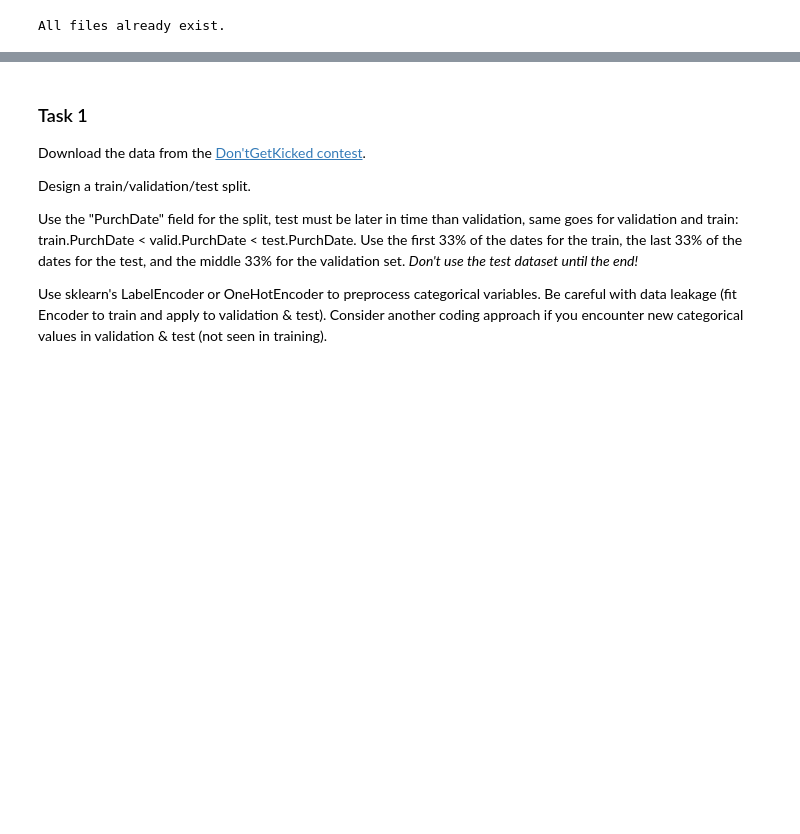
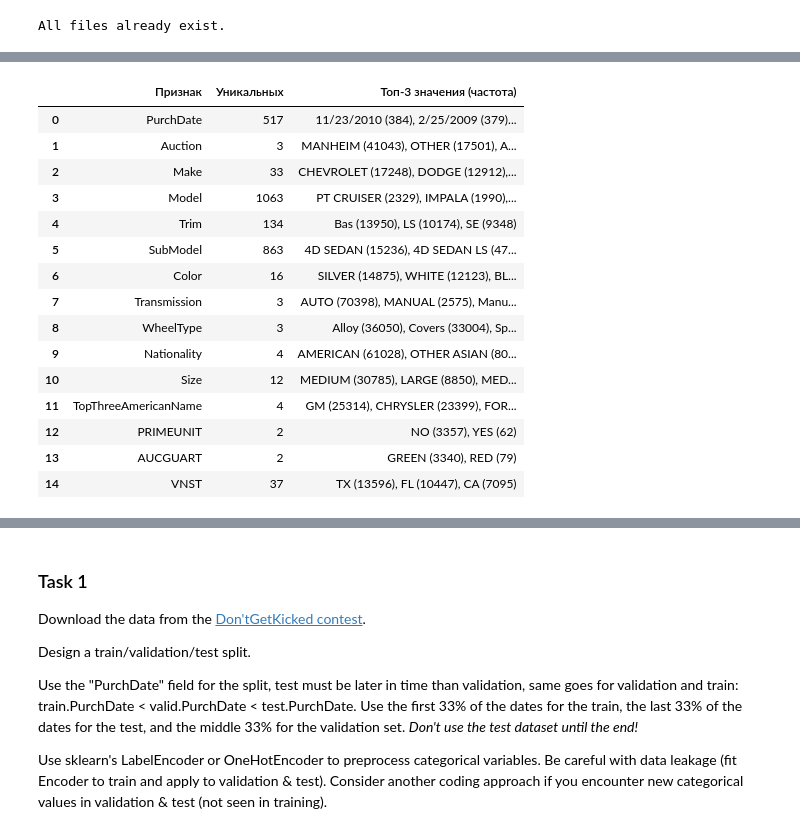
Before and after one commit to VadimGushchin/binary-mlp-from-scratch, a Jupyter notebook: src/ML8.ipynb, the cells around one changed output, grey strips where cells are left out. Saved outputs shown, nothing was run; the diff lists cells and outputs as text; code cells hidden in the pictures; blank space fills up the shorter version.

```diff
--- a/src/ML8.ipynb
+++ b/src/ML8.ipynb
@@ -37,0 +171,31 @@ pd.set_option("display.width", 1000)
+# %%
+# ----------------------------------
+# 4. Анализ категориальных признаков
+# ----------------------------------
+cat_cols = df.select_dtypes(include="object").columns.tolist()
+rows = []
+for col in cat_cols:
+    n = df[col].nunique()
+    top_values = df[col].value_counts().iloc[:3]
+    top_str = ", ".join([f"{k} ({v})" for k, v in top_values.items()])
+    rows.append({"Признак": col, "Уникальных": n, "Топ-3 значения (частота)": top_str})
+
+cat_stats = pd.DataFrame(rows)
+display(cat_stats)
+# %% [output]
+|  | Признак | Уникальных | Топ-3 значения (частота) |
+| 0 | PurchDate | 517 | 11/23/2010 (384), 2/25/2009 (379)... |
+| 1 | Auction | 3 | MANHEIM (41043), OTHER (17501), A... |
+| 2 | Make | 33 | CHEVROLET (17248), DODGE (12912),... |
+| 3 | Model | 1063 | PT CRUISER (2329), IMPALA (1990),... |
+| 4 | Trim | 134 | Bas (13950), LS (10174), SE (9348) |
+| 5 | SubModel | 863 | 4D SEDAN (15236), 4D SEDAN LS (47... |
+| 6 | Color | 16 | SILVER (14875), WHITE (12123), BL... |
+| 7 | Transmission | 3 | AUTO (70398), MANUAL (2575), Manu... |
+| 8 | WheelType | 3 | Alloy (36050), Covers (33004), Sp... |
+| 9 | Nationality | 4 | AMERICAN (61028), OTHER ASIAN (80... |
+| 10 | Size | 12 | MEDIUM (30785), LARGE (8850), MED... |
+| 11 | TopThreeAmericanName | 4 | GM (25314), CHRYSLER (23399), FOR... |
+| 12 | PRIMEUNIT | 2 | NO (3357), YES (62) |
+| 13 | AUCGUART | 2 | GREEN (3340), RED (79) |
+| 14 | VNST | 37 | TX (13596), FL (10447), CA (7095) |
```
Also changed, not shown: parts of 16 cells of this notebook, 2 other files.
